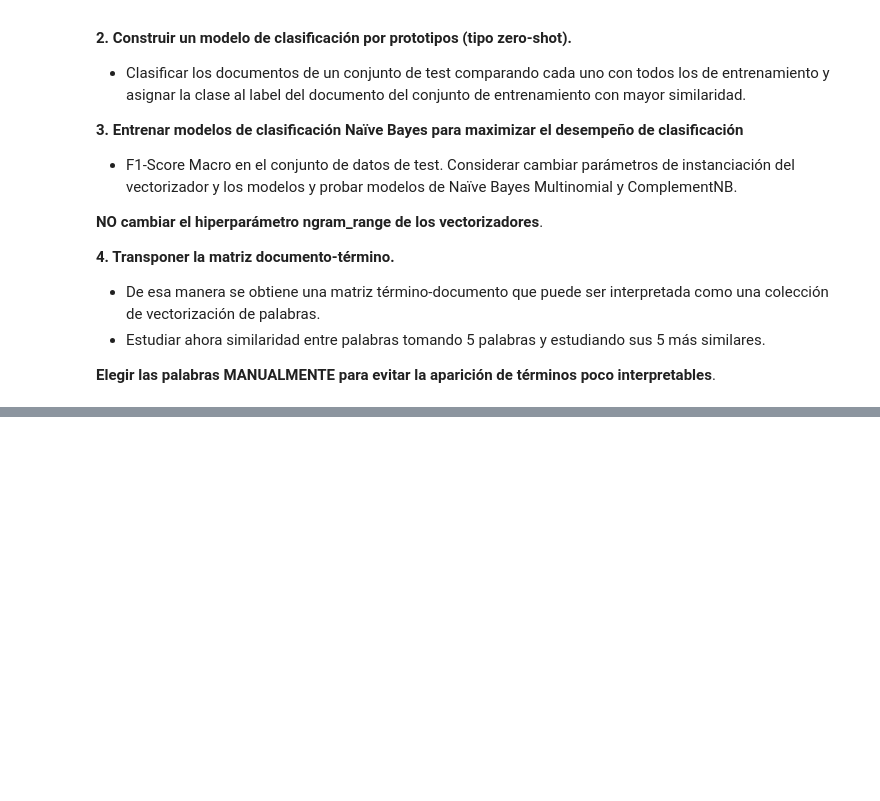
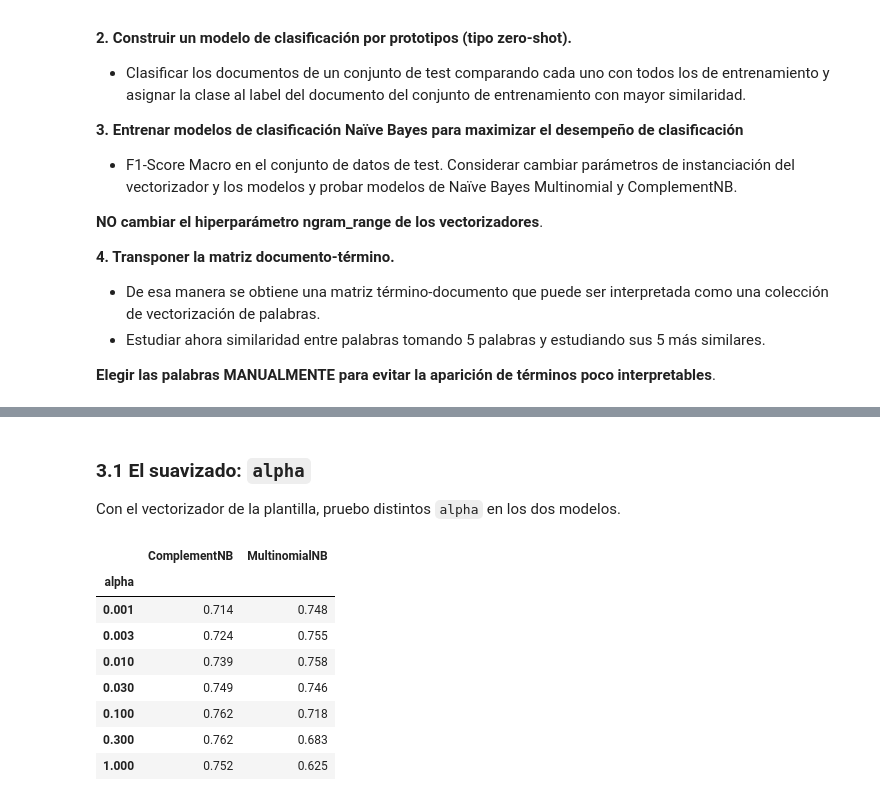
Before and after one commit to rodrigoenzohernandez/CEIA-procesamiento-lenguaje-natural, a Jupyter notebook: desafios/01-vectorizacion/desafio-1.ipynb, the cells around one changed output, grey strips where cells are left out. Saved outputs shown, nothing was run; the diff lists cells and outputs as text; code cells hidden in the pictures; blank space fills up the shorter version.

```diff
--- a/desafios/01-vectorizacion/desafio-1.ipynb
+++ b/desafios/01-vectorizacion/desafio-1.ipynb
@@ -241,0 +468,21 @@ de instanciación del vectorizador y los modelos y probar modelos de Naïve Baye
+# %% [markdown]
+### 3.1 El suavizado: `alpha`
+
+Con el vectorizador de la plantilla, pruebo distintos `alpha` en los dos modelos.
+# %%
+alphas = [0.001, 0.003, 0.01, 0.03, 0.1, 0.3, 1.0]
+modelos = {**{('MultinomialNB', a): MultinomialNB(alpha=a) for a in alphas},
+           **{('ComplementNB', a): ComplementNB(alpha=a) for a in alphas}}
+res_alpha = pd.Series(cv_f1({}, modelos)).unstack(level=0)
+res_alpha.index.name = 'alpha'
+res_alpha.round(3)
+# %% [output]
+|  | ComplementNB | MultinomialNB |
+| alpha |  |  |
+| 0.001 | 0.714 | 0.748 |
+| 0.003 | 0.724 | 0.755 |
+| 0.010 | 0.739 | 0.758 |
+| 0.030 | 0.749 | 0.746 |
+| 0.100 | 0.762 | 0.718 |
+| 0.300 | 0.762 | 0.683 |
+| 1.000 | 0.752 | 0.625 |
```
Also changed, not shown: parts of 38 cells of this notebook, 2 other files.
